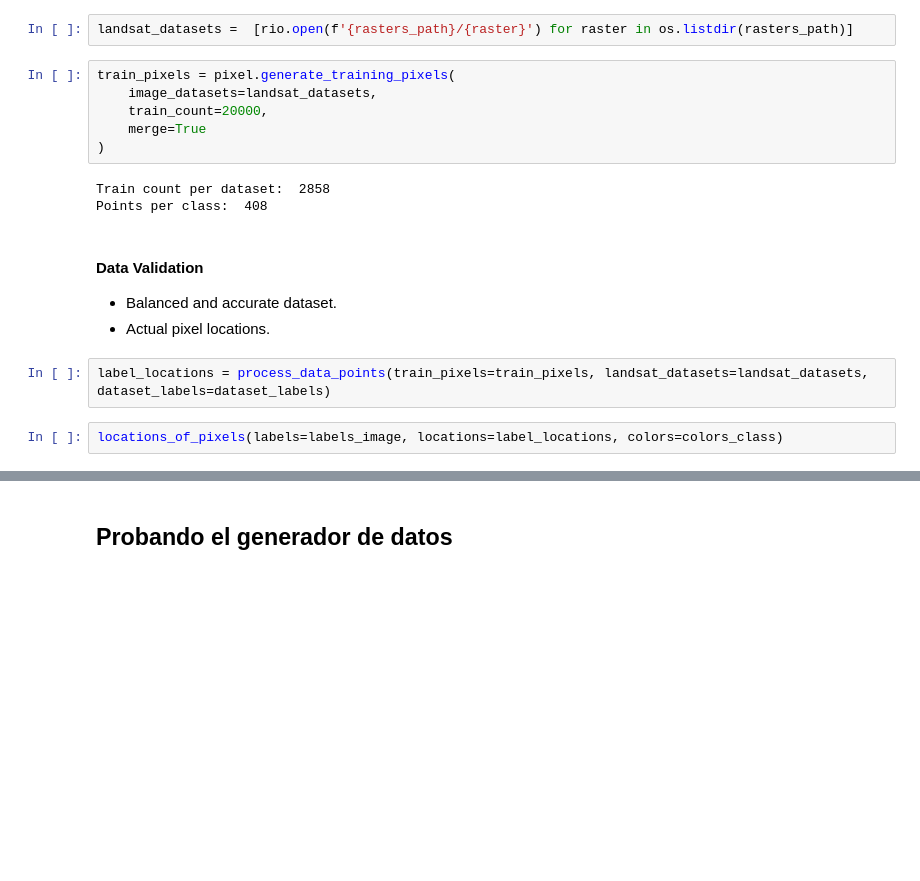
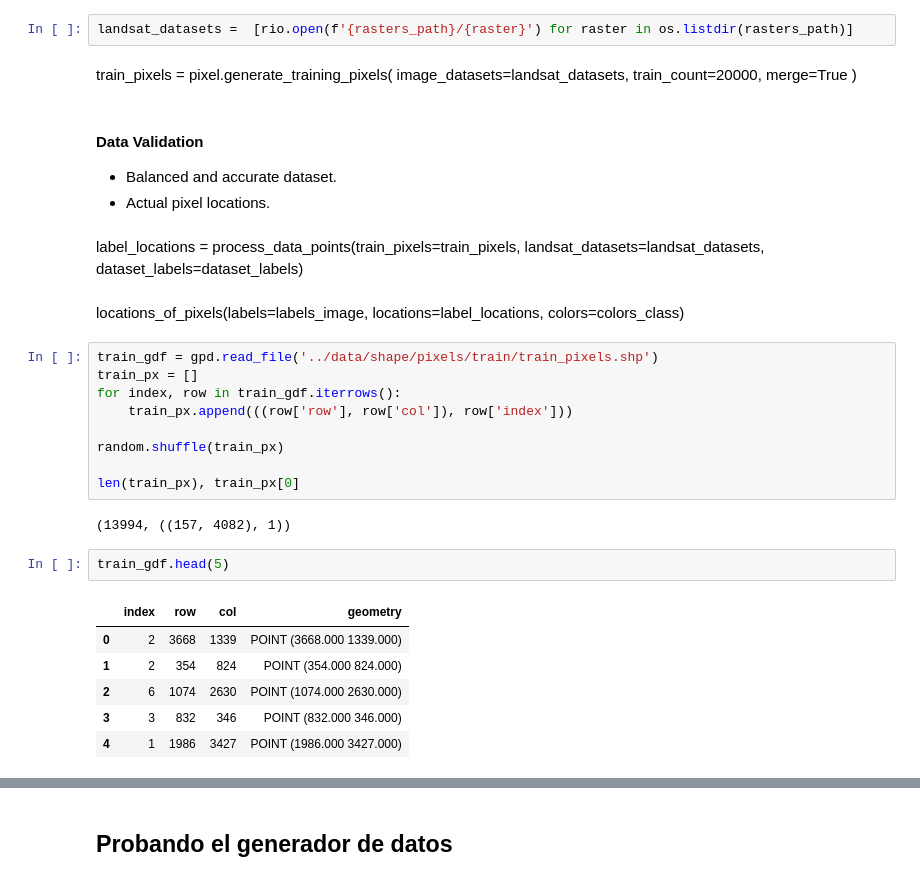
Before and after one commit to steven-martinez-c/soil_desertification, a Jupyter notebook: notebooks/6_train_model_landsat.ipynb, the cells around one changed output, grey strips where cells are left out. Drawn from its saved outputs; the diff is of its cells as text; blank space fills up the shorter version.

```diff
--- a/notebooks/6_train_model_landsat.ipynb
+++ b/notebooks/6_train_model_landsat.ipynb
@@ -149,20 +150,37 @@ from src.controllers.pixel import PixelController
 pixel = PixelController(label_dataset=dataset_labels)
 # %%
 landsat_datasets =  [rio.open(f'{rasters_path}/{raster}') for raster in os.listdir(rasters_path)]
-# %%
-train_pixels = pixel.generate_training_pixels(
-    image_datasets=landsat_datasets,
-    train_count=20000,
-    merge=True
-)
-# %% [output]
-Train count per dataset:  2858
-Points per class:  408
+# %% [markdown]
+train_pixels = pixel.generate_training_pixels(
+    image_datasets=landsat_datasets,
+    train_count=20000,
+    merge=True
+)
 # %% [markdown]
 #### Data Validation
 - Balanced and accurate dataset.
 - Actual pixel locations.
-# %%
-label_locations = process_data_points(train_pixels=train_pixels, landsat_datasets=landsat_datasets, dataset_labels=dataset_labels)
-# %%
-locations_of_pixels(labels=labels_image, locations=label_locations, colors=colors_class)
+# %% [markdown]
+label_locations = process_data_points(train_pixels=train_pixels, landsat_datasets=landsat_datasets, dataset_labels=dataset_labels)
+# %% [markdown]
+locations_of_pixels(labels=labels_image, locations=label_locations, colors=colors_class)
+# %%
+train_gdf = gpd.read_file('../data/shape/pixels/train/train_pixels.shp')
+train_px = []
+for index, row in train_gdf.iterrows():
+    train_px.append(((row['row'], row['col']), row['index']))
+
+random.shuffle(train_px)
+
+len(train_px), train_px[0]
+# %% [output]
+(13994, ((157, 4082), 1))
+# %%
+train_gdf.head(5)
+# %% [output]
+|  | index | row | col | geometry |
+| 0 | 2 | 3668 | 1339 | POINT (3668.000 1339.000) |
+| 1 | 2 | 354 | 824 | POINT (354.000 824.000) |
+| 2 | 6 | 1074 | 2630 | POINT (1074.000 2630.000) |
+| 3 | 3 | 832 | 346 | POINT (832.000 346.000) |
+| 4 | 1 | 1986 | 3427 | POINT (1986.000 3427.000) |
```
Also changed, not shown: parts of 34 cells of this notebook, 4 other files.
